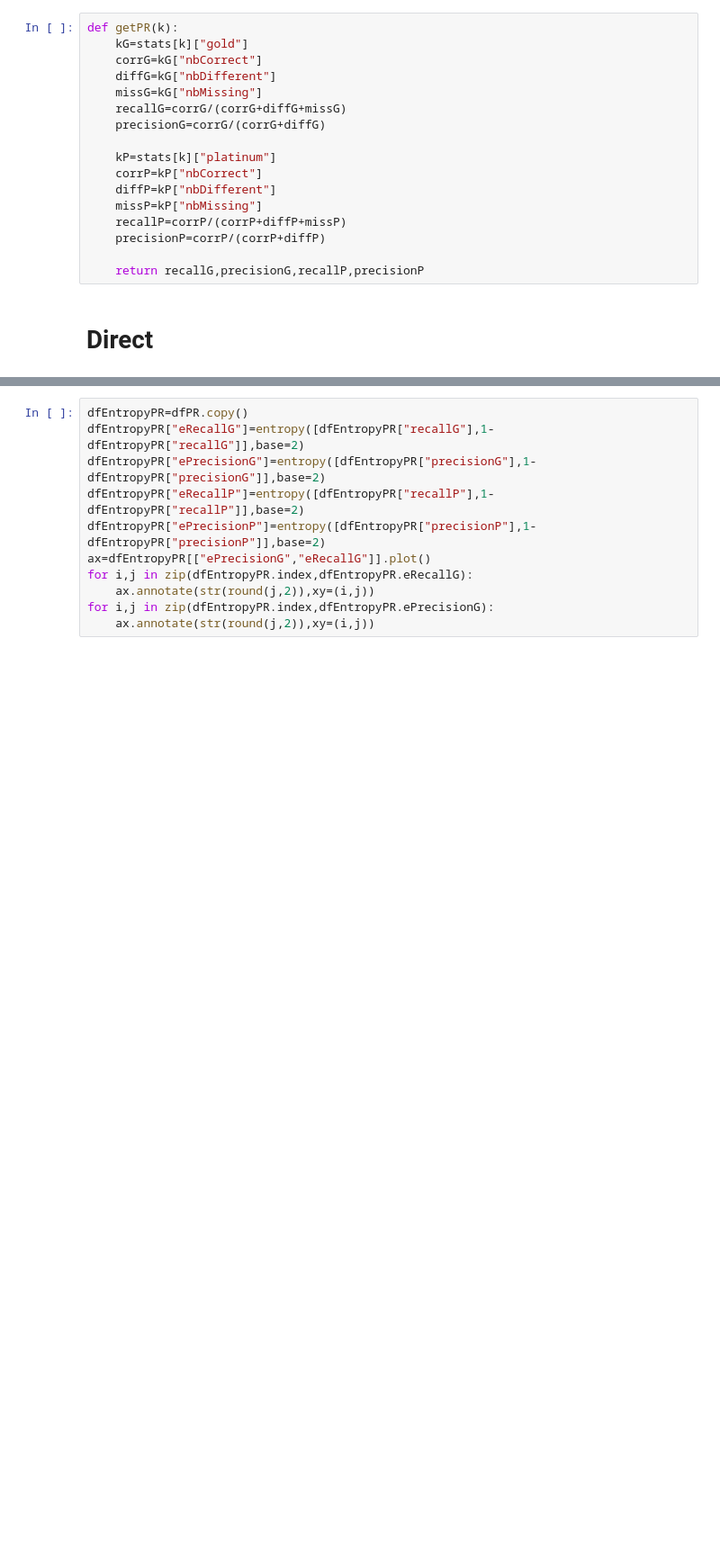
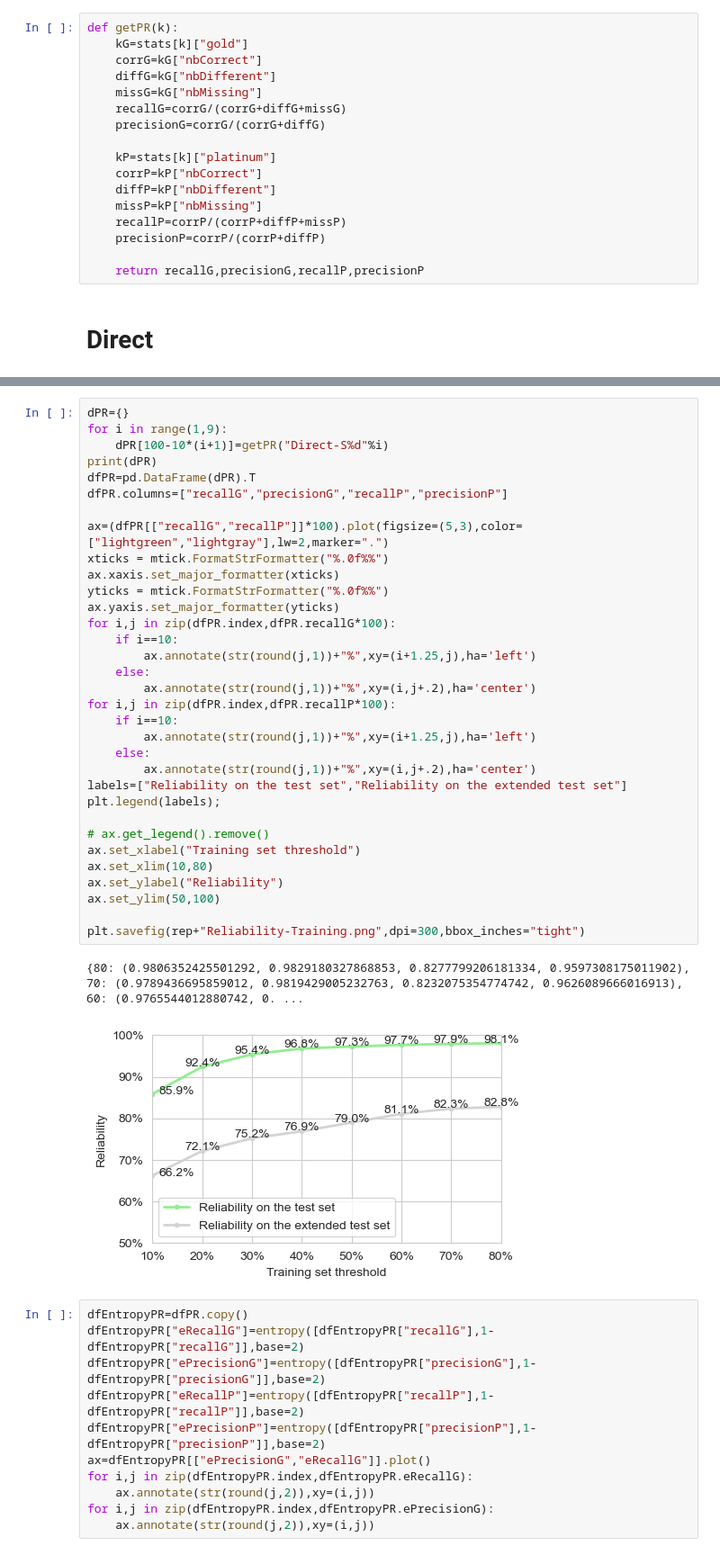
Before and after one commit to gboye/SWIM, a Jupyter notebook: ParadigmGeneration/Vlexique2/WordStructure-EntropyRecall.ipynb, the cells around one changed output, grey strips where cells are left out. Shown at 90% size. Cells and saved outputs as stored; diff of their text form; blank space fills up the shorter version.

```diff
--- a/ParadigmGeneration/Vlexique2/WordStructure-EntropyRecall.ipynb
+++ b/ParadigmGeneration/Vlexique2/WordStructure-EntropyRecall.ipynb
@@ -49,3 +66,39 @@ for i,j in zip(dfPR.index,dfPR.recallG):
+# %%
+dPR={}
+for i in range(1,9):
+    dPR[100-10*(i+1)]=getPR("Direct-S%d"%i)
+print(dPR)
+dfPR=pd.DataFrame(dPR).T
+dfPR.columns=["recallG","precisionG","recallP","precisionP"]
+
+ax=(dfPR[["recallG","recallP"]]*100).plot(figsize=(5,3),color=["lightgreen","lightgray"],lw=2,marker=".")
+xticks = mtick.FormatStrFormatter("%.0f%%")
+ax.xaxis.set_major_formatter(xticks)
+yticks = mtick.FormatStrFormatter("%.0f%%")
+ax.yaxis.set_major_formatter(yticks)
+for i,j in zip(dfPR.index,dfPR.recallG*100):
+    if i==10:
+        ax.annotate(str(round(j,1))+"%",xy=(i+1.25,j),ha='left')
+    else:
+        ax.annotate(str(round(j,1))+"%",xy=(i,j+.2),ha='center')
+for i,j in zip(dfPR.index,dfPR.recallP*100):
+    if i==10:
+        ax.annotate(str(round(j,1))+"%",xy=(i+1.25,j),ha='left')
+    else:
+        ax.annotate(str(round(j,1))+"%",xy=(i,j+.2),ha='center')
+labels=["Reliability on the test set","Reliability on the extended test set"]
+plt.legend(labels);
+
+# ax.get_legend().remove()
+ax.set_xlabel("Training set threshold")
+ax.set_xlim(10,80)
+ax.set_ylabel("Reliability")
+ax.set_ylim(50,100)
+
+plt.savefig(rep+"Reliability-Training.png",dpi=300,bbox_inches="tight")
+# %% [output]
+{80: (0.9806352425501292, 0.9829180327868853, 0.8277799206181334, 0.9597308175011902), 70: (0.9789436695859012, 0.9819429005232763, 0.8232075354774742, 0.9626089666016913), 60: (0.9765544012880742, 0. ...
+[figure, added]
 # %%
 dfEntropyPR=dfPR.copy()
 dfEntropyPR["eRecallG"]=entropy([dfEntropyPR["recallG"],1-dfEntropyPR["recallG"]],base=2)
```
Also changed, not shown: parts of 2 cells of this notebook, 4 other files.
